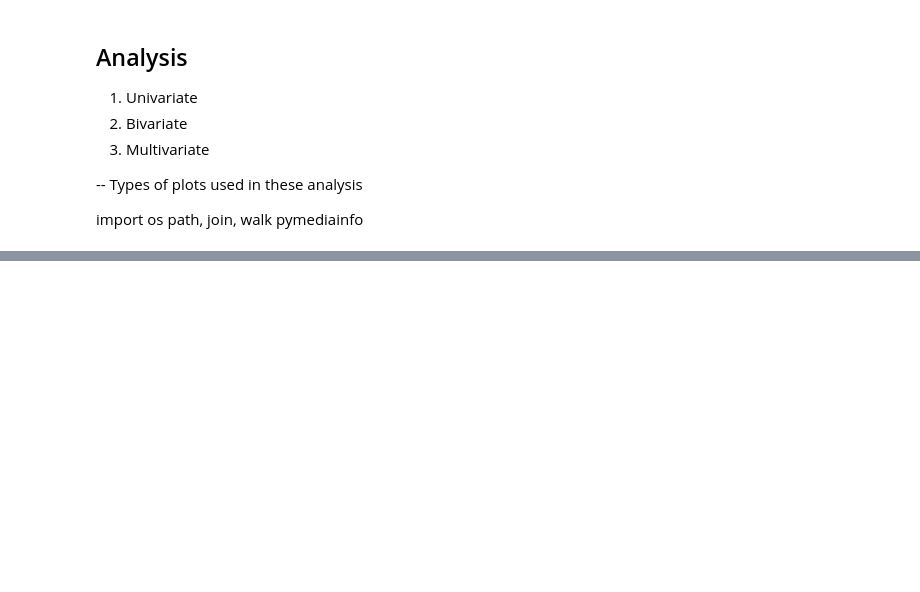
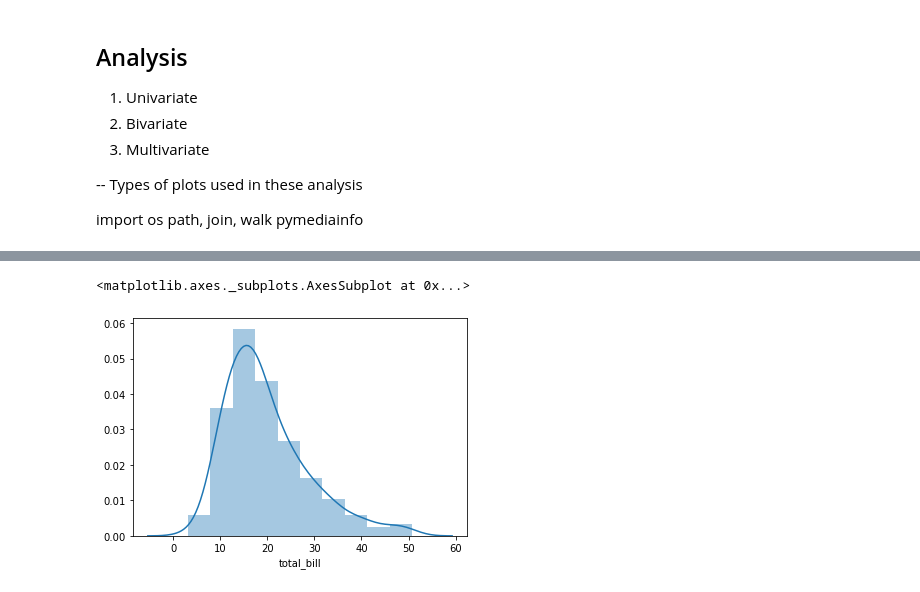
Before and after one commit to loganrane/MachineLearning101, a Jupyter notebook: Projects/Plotting - Basics.ipynb, the cells around one changed output, grey strips where cells are left out. Saved outputs shown, nothing was run; the diff lists cells and outputs as text; code cells hidden in the pictures; blank space fills up the shorter version.

```diff
--- a/Projects/Plotting - Basics.ipynb
+++ b/Projects/Plotting - Basics.ipynb
@@ -110,0 +149,6 @@ pymediainfo
+# %%
+# 1. Dist Plot - Univariate
+sns.distplot(tips['total_bill'], bins = 10) # KDE - Kernel Distributions Estimation
+# %% [output]
+<matplotlib.axes._subplots.AxesSubplot at 0x...>
+[figure, added]
```
Also changed, not shown: parts of 11 cells of this notebook, 1 other file.
